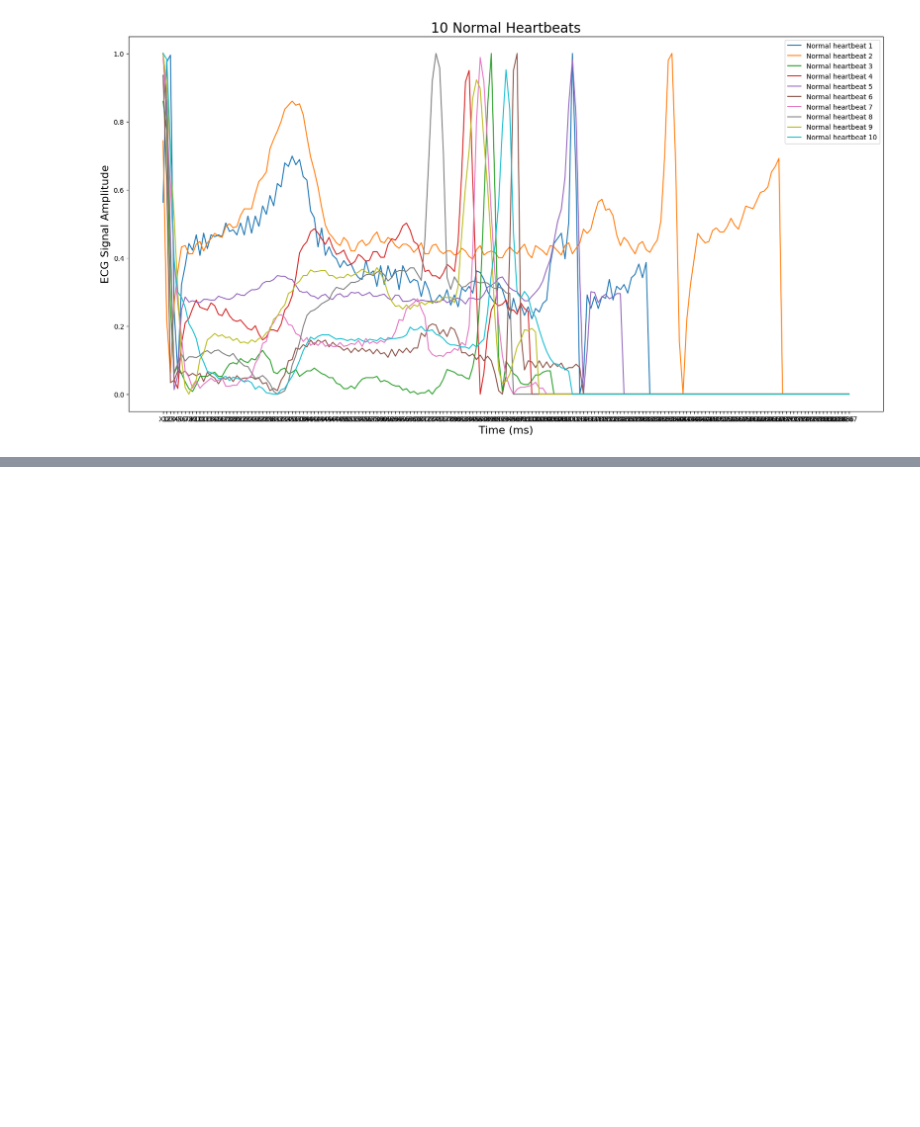
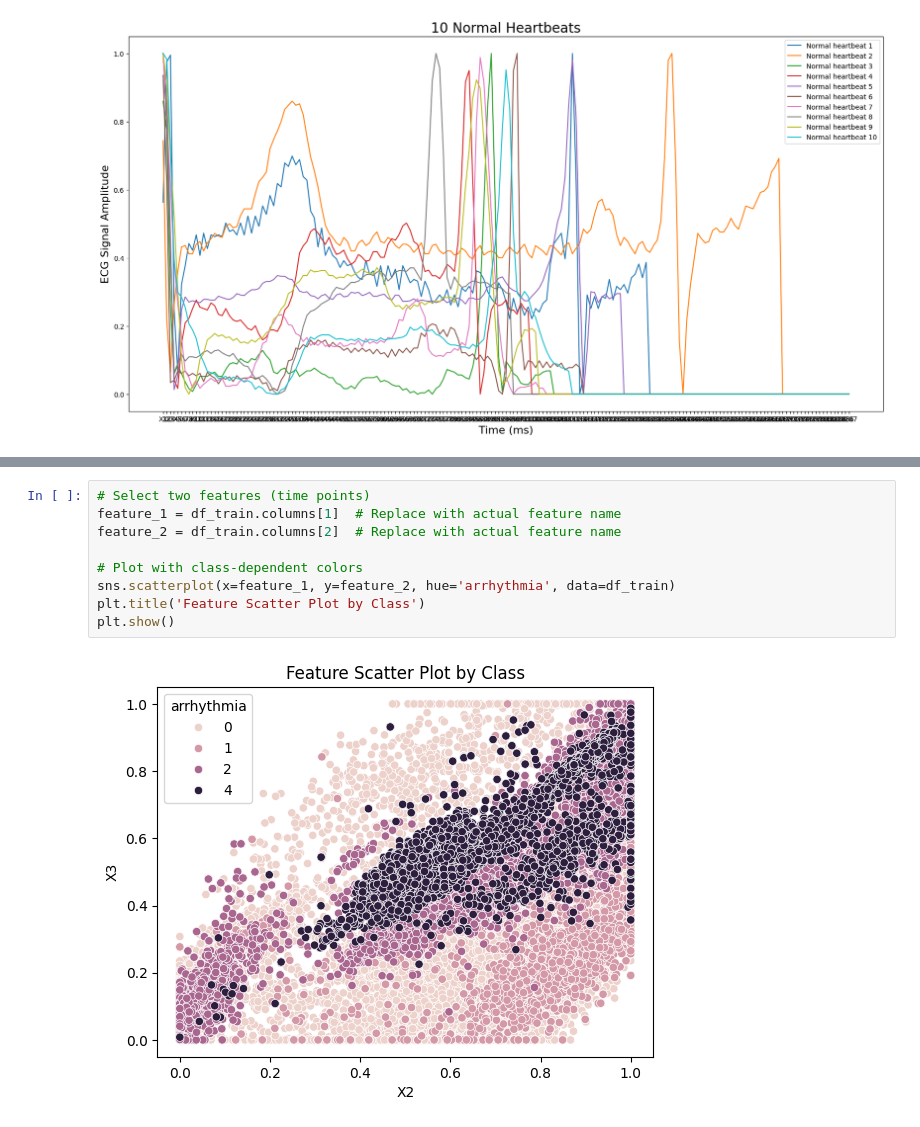
Before and after one commit to airidas23/Detecting_Arrhythmia_With_Neural_-Networks, a Jupyter notebook: Detecting_Arrhhytmia.ipynb, the cells around one changed output, grey strips where cells are left out. Cells and saved outputs as stored; diff of their text form; blank space fills up the shorter version.

Commit message:
Added scatter plot

```diff
--- a/Detecting_Arrhhytmia.ipynb
+++ b/Detecting_Arrhhytmia.ipynb
@@ -270,0 +279,11 @@ plt.show()
+# %%
+# Select two features (time points)
+feature_1 = df_train.columns[1]  # Replace with actual feature name
+feature_2 = df_train.columns[2]  # Replace with actual feature name
+
+# Plot with class-dependent colors
+sns.scatterplot(x=feature_1, y=feature_2, hue='arrhythmia', data=df_train)
+plt.title('Feature Scatter Plot by Class')
+plt.show()
+# %% [output]
+[figure, added]
```
Also changed, not shown: parts of 4 cells of this notebook.
